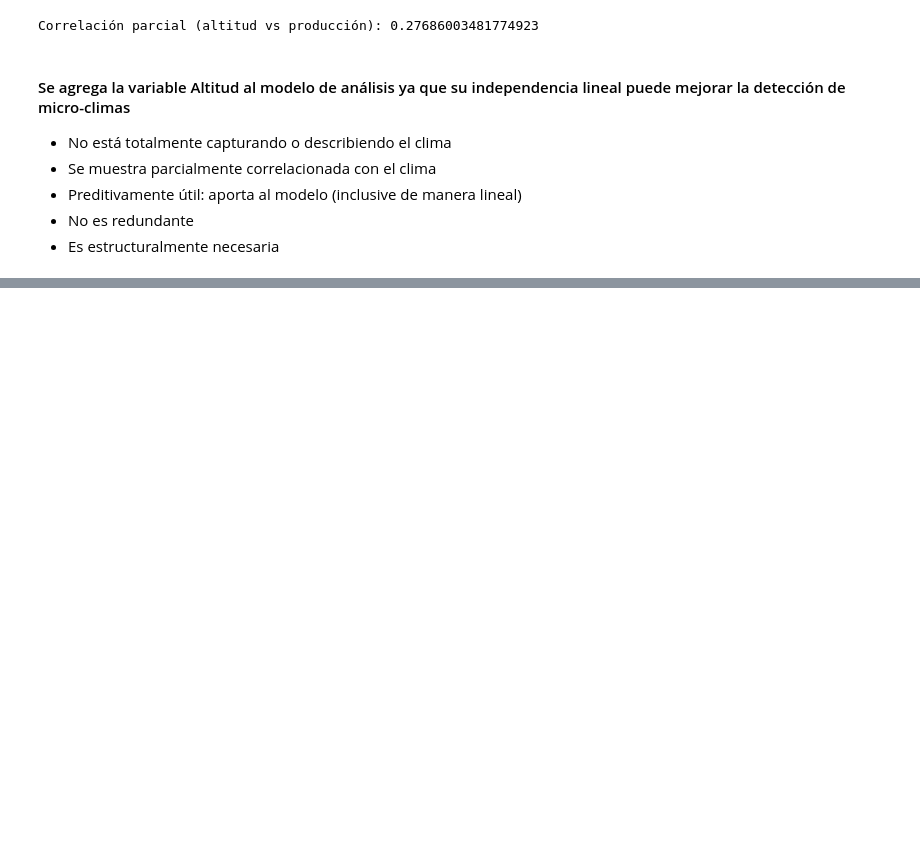
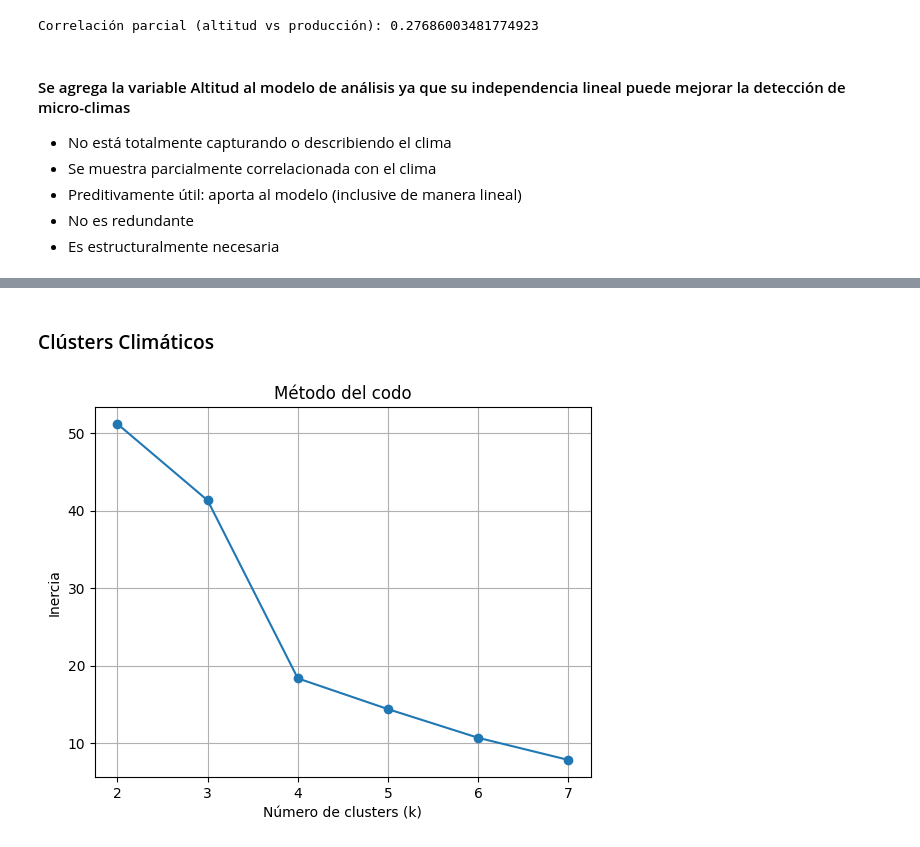
Before and after one commit to danieloliv44/proyecto_aplicado_en_analitica_de_datos, a Jupyter notebook: notebooks/exploracion/exploracion_espacio-clima.ipynb, the cells around one changed output, grey strips where cells are left out. Saved outputs shown, nothing was run; the diff lists cells and outputs as text; code cells hidden in the pictures; blank space fills up the shorter version.

Commit message:
Clustering

```diff
--- a/notebooks/exploracion/exploracion_espacio-clima.ipynb
+++ b/notebooks/exploracion/exploracion_espacio-clima.ipynb
@@ -312,0 +450,39 @@ Correlación parcial (altitud vs producción): 0.27686003481774923
+# %% [markdown]
+### Clústers Climáticos
+# %%
+df_mun = df.groupby("municipio").mean(numeric_only=True).reset_index()
+# %%
+vars_clima = [
+    "precip_mm",
+    "temp_mean",
+    "et_real_mm",
+    "ndvi_mean"
+]
+# %%
+# Escalamiento de variables climáticas
+from sklearn.preprocessing import StandardScaler
+
+scaler = StandardScaler()
+X_scaled = scaler.fit_transform(df_mun[vars_clima])
+# %%
+# Método de Codo (N° de clústers)
+from sklearn.cluster import KMeans
+import matplotlib.pyplot as plt
+
+inertia = []
+
+K_range = range(2, 8)
+
+for k in K_range:
+    kmeans = KMeans(n_clusters=k, random_state=42)
+    kmeans.fit(X_scaled)
+    inertia.append(kmeans.inertia_)
+
+plt.plot(K_range, inertia, marker='o')
+plt.xlabel("Número de clusters (k)")
+plt.ylabel("Inercia")
+plt.title("Método del codo")
+plt.grid()
+plt.show()
+# %% [output]
+[figure, added]
```
Also changed, not shown: parts of 21 cells of this notebook.
